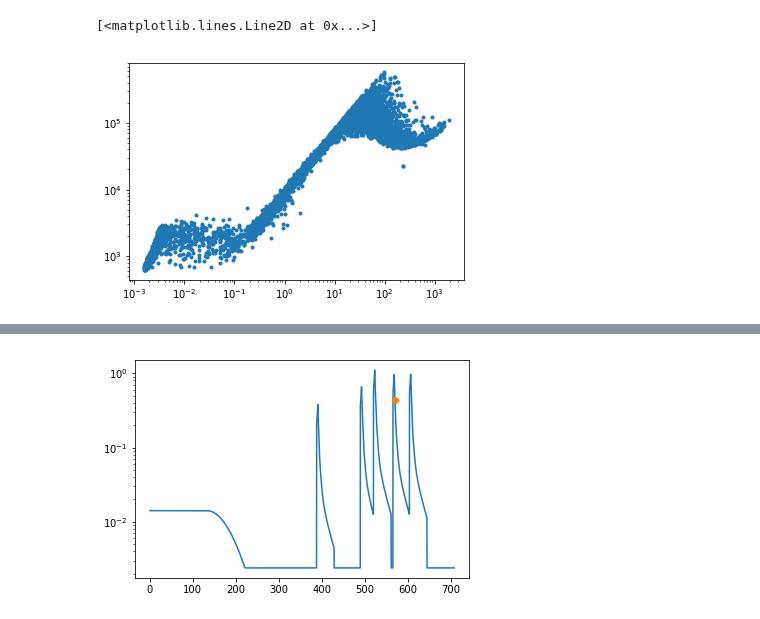
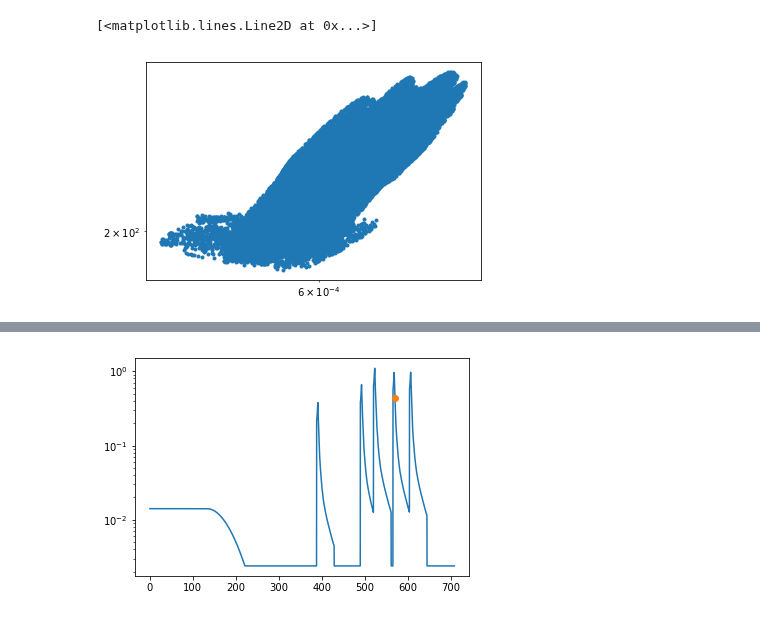
Before and after one commit to changgoo/pyathena, a Jupyter notebook: notebook/vtk_analysis.ipynb, the cells around one changed output, grey strips where cells are left out. Saved outputs shown, nothing was run; the diff lists cells and outputs as text; code cells hidden in the pictures.

```diff
--- a/notebook/vtk_analysis.ipynb
+++ b/notebook/vtk_analysis.ipynb
@@ -15,0 +17,4 @@ ds=pa.AthenaDataSet('/tigress/PERSEUS/changgoo/R2_2pc_v20/id0/R2_2pc_v20.0046.vt
+# %%
+tidx=300
+fname='%s%s/id0/%s.%04d.vtk' % (basedir,simid,simid,tidx)
+ds=pa.AthenaDataSet(fname)
@@ -41 +39,7 @@ array([ 106.  ,  122.5 ,  411.35])
+# %%
+press=ds.read_all_data('pressure')
+# %%
+cool=pa.coolftn()
+# %%
+temp=cool.get_temp(press/den)
 # %%
@@ -46,10 +50,10 @@ plt.imshow(temp[411,:,:],norm=LogNorm(),interpolation='nearest')
 # %%
 pok=den*temp
 # %%
-plt.loglog(den[410:413,:,:].flatten(),(pok[410:413,:,:]).flatten(),'.')
+plt.loglog(den.flatten(),pok.flatten(),'.')
 # %% [output]
 [<matplotlib.lines.Line2D at 0x...>]
-[figure, old version]
+[figure, new version]
 # %%
 plt.semilogy(den.max(axis=1).max(axis=1))
 plt.semilogy(den.min(axis=1).min(axis=1))
```
Also changed, not shown: parts of 15 cells of this notebook, 8 other files.
